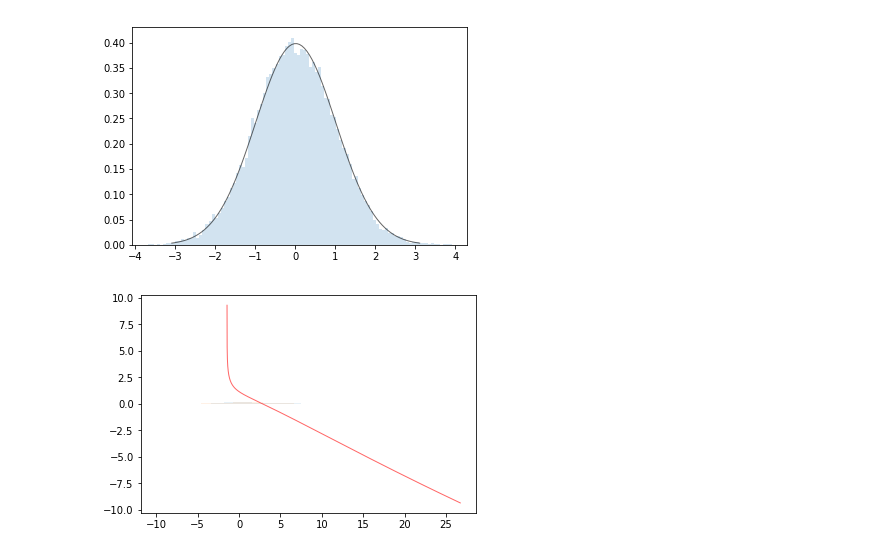
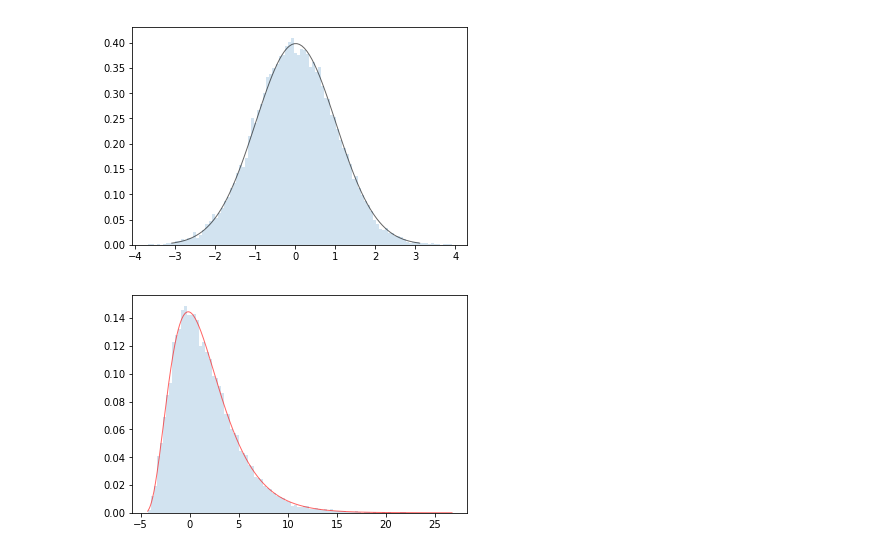
Before and after one commit to sevvi/lambert-matrix-factorization, a Jupyter notebook: lambert-distribution-sanity.ipynb, the cells around one changed output. Drawn from its saved outputs; the diff is of its cells as text; code cells hidden in the pictures.

Commit message:
addded working version of lambert

```diff
--- a/lambert-distribution-sanity.ipynb
+++ b/lambert-distribution-sanity.ipynb
@@ -29,12 +29,12 @@ x = np.linspace(norm.ppf(0.001, loc, scale), norm.ppf(0.999, loc, scale), 100)
 # plt.plot(x, norm.pdf(x, loc, scale), 'g-', lw=2, alpha=0.02)
 # plt.hist(z, 100, normed=True, alpha=0.02)
 
-lam = 0.2
+skew = 0.2
 scale = 3
 loc = 1
 
 # skew the data with W_\lambda(z) as forward transformation
-y = z * np.exp(lam * z) * scale + loc
+y = z * np.exp(skew * z) * scale + loc
 # unskew the data with $ye^(\lambda y)$ as inverse transformation
 z_1 = skewedlambertw((y - loc)/scale, skew) * scale + loc
 
@@ -71,45 +71,40 @@ plt.show()
 # %%
 def define_objective(y):
     def objective(params, t):
         loc, log_scale, skew = params[0], params[1], params[2]
         scale = np.exp(log_scale)
-        u = (y - loc)/scale
-        z = skewedlambertw(u, skew)
-        jacobian = z/(skew*u*(1+z))
-        return gnorm.logpdf(z) #+ np.log(jacobian)
+        x = (y - loc)/scale
+
+        z = skewedlambertw(x, skew)
+
+        W = lambertw(x*skew)
+        jacobian = W/(skew*x*(1+W))
+        return norm.logpdf(z) + np.log(np.abs(jacobian)) - np.log(scale)
     return objective
 
 # objective = define_objective(y)
 init_params = np.array([1.,np.log(3), 0.2])
 # objective(init_params, 0.)
+objective = define_objective(np.sort(y))
+plt.plot(np.sort(y), np.exp(objective(init_params, 0)), 'r-', lw=1, alpha=0.6)
 
-objective = define_objective(np.sort(y))
-plt.plot(np.sort(y), objective(init_params, 0), 'r-', lw=1, alpha=0.6)
-
-params = init_params
-loc, log_scale, skew = params[0], params[1], params[2]
-scale = np.exp(log_scale)
-u = (y - loc)/scale
-z = skewedlambertw(u, skew) * scale + loc
-plt.hist(y, 100, normed=True, alpha=0.1)
-plt.hist(z, 100, normed=True, alpha=0.1)
-
-plt.show()
 # m = skewedlambertw(1, 0.1)
 # gradient = grad(objective)
 # init_params = np.array([1.,5.])
 # final_params = adam(gradient, init_params, step_size=0.1, num_iters=500)
 
 # loc = final_params[0]
 # scale = np.exp(final_params[1])
 # x = np.linspace(norm.ppf(0.001, loc, scale), norm.ppf(0.999, loc, scale), 100)
 # plt.plot(x, norm.pdf(x, loc, scale), 'k-', lw=1, alpha=0.6, label='norm pdf')
-# plt.hist(z, 100, normed=True, alpha=0.2)
-# plt.show()
+plt.hist(y, 100, normed=True, alpha=0.2)
+# plt.hist(z-2, 100, normed=True, alpha=0.2)
+
+plt.show()
 
 # lambertw(1.0)
 # # skewedlambertw(1.0, 0.)
 # lambertw(0.2 * 1.0)/0.2
 # gradient = grad(skewedlambertw, 0)
 # %% [output]
-[figure, old version]
+[figure, new version]
```
Also changed, not shown: parts of 3 cells of this notebook.
